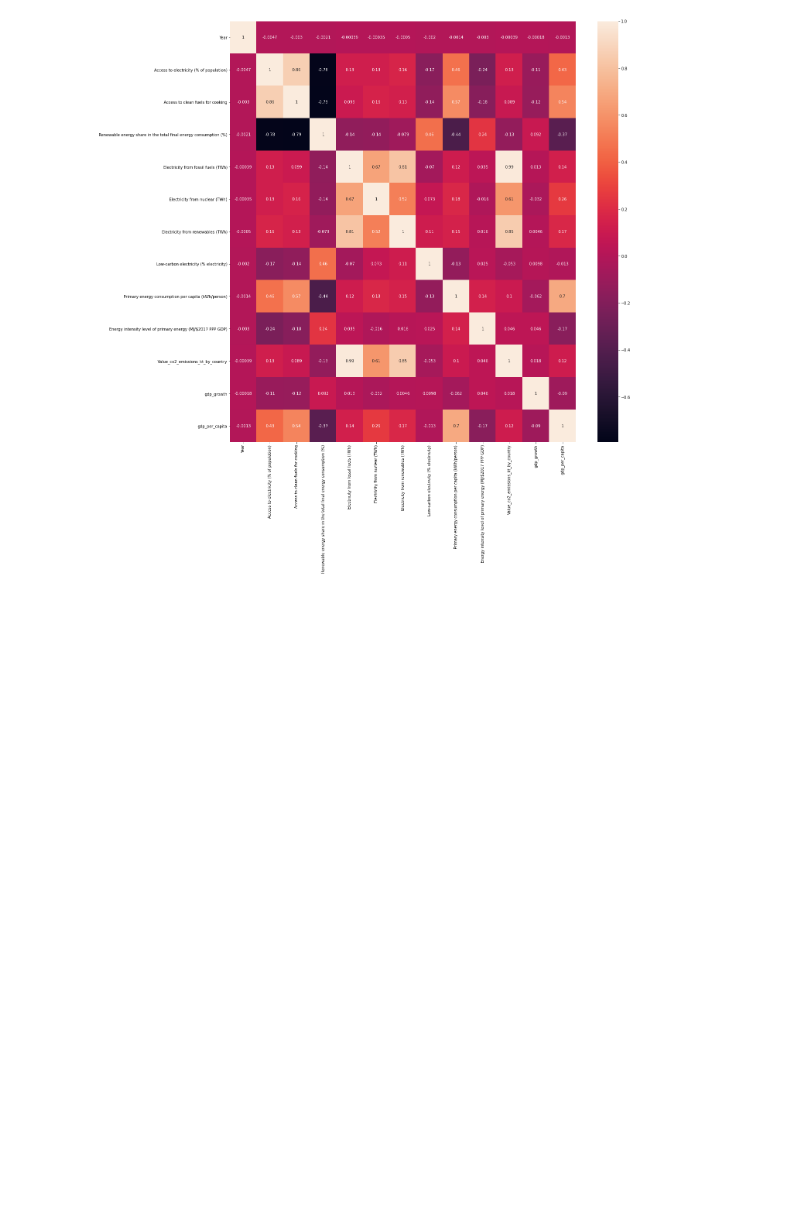
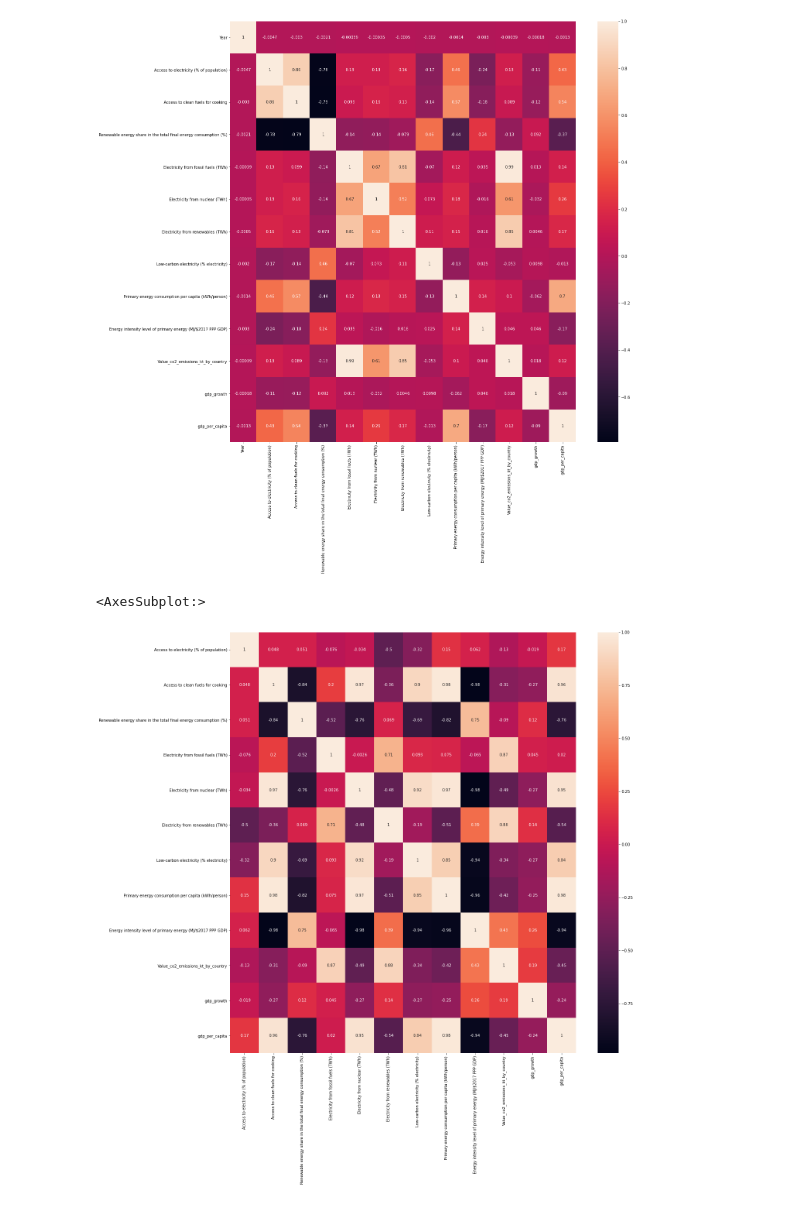
Before and after one commit to gauravjoshijo/CO2_Emission_Contribution_Model, a Jupyter notebook: Test_5.ipynb, the cells around one changed output. Saved outputs shown, nothing was run; the diff lists cells and outputs as text; code cells hidden in the pictures; blank space fills up the shorter version.

```diff
--- a/Test_5.ipynb
+++ b/Test_5.ipynb
@@ -22,11 +22,6 @@ df.head()
 | 4 | Afghanistan | 2004 | 20.064968 | 10.9 | 44.24 | ... |
 # %%
 df= df.drop(['Land Area(Km2)','Density\\n(P/Km2)'],axis=1)
-# %%
-unique_years = df['Year'].unique()
-total_by_year = df.groupby('Year')['Value_co2_emissions_kt_by_country'].sum()
-for year in unique_years:
-    df.loc[df['Year'] == year, 'Value_co2_emissions_kt_by_country'] = df[df['Year'] == year]['Value_co2_emissions_kt_by_country'] / total_by_year[year] * 100
 # %%
 unique_years = df['Year'].unique()
 cols= list(df.columns)
@@ -44,0 +42,4 @@ sns.heatmap(df.corr(),annot= True)
+# %%
+countries= df.groupby('Entity').mean()['Value_co2_emissions_kt_by_country'].sort_values(ascending=False)
+# %%
+group_A= list(countries[countries>20].index)
@@ -45,2 +50,2 @@ sns.heatmap(df.corr(),annot= True)
 # %%
-df_t= df[df['Year']==2019].drop(['Entity','Year'],axis=1)
+df_a= df[df['Entity'].isin(group_A)].drop(['Entity','Year'],axis=1)
@@ -47 +58,7 @@ df_t= df[df['Year']==2019].drop(['Entity','Year'],axis=1)
+# %%
+plt.figure(figsize=(20,20))
+sns.heatmap(df_a.corr(),annot= True)
+# %% [output]
+<AxesSubplot:>
+[figure, added]
 # %%
```
Also changed, not shown: parts of 37 cells of this notebook.
